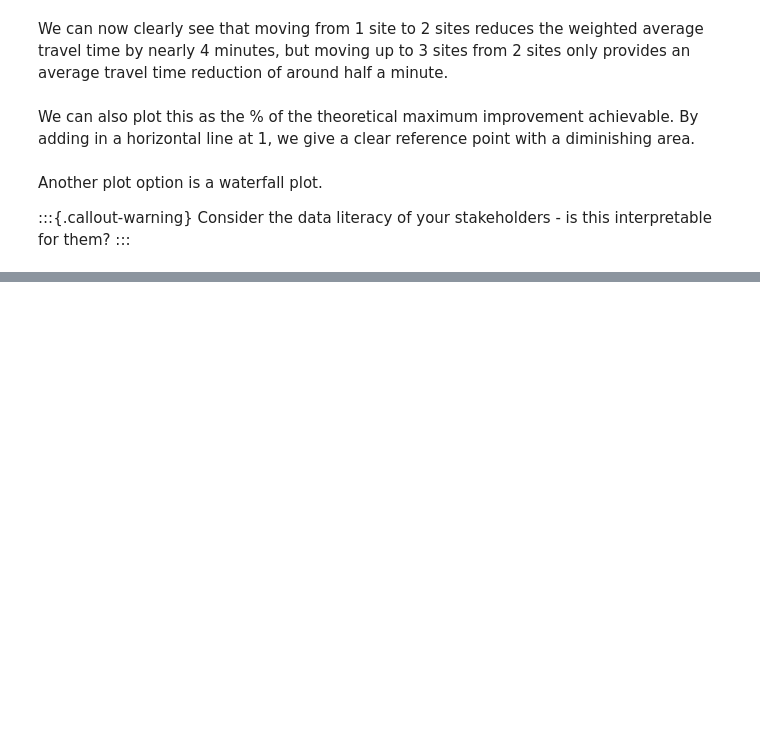
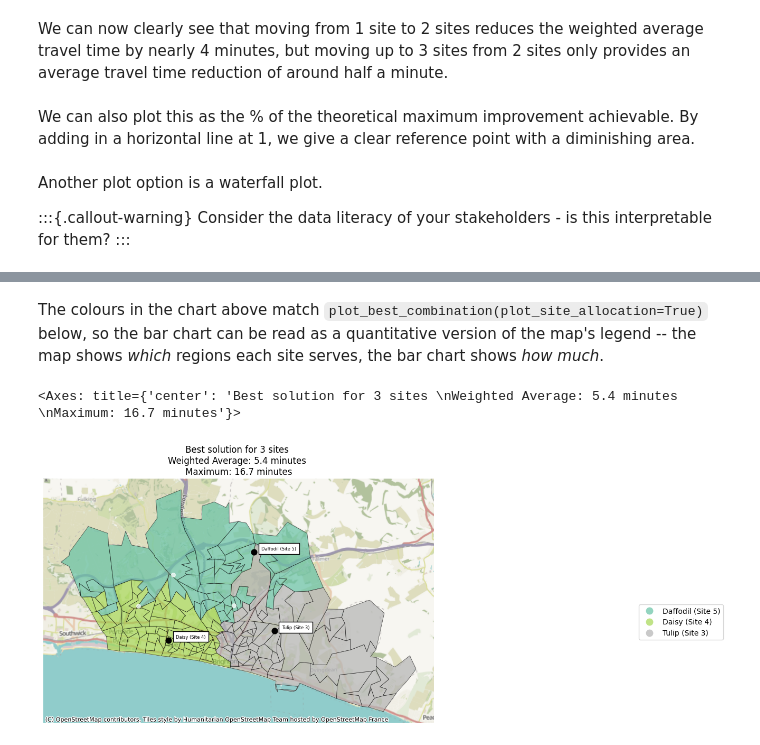
Before and after one commit to hsma-tools/lokigi, a Jupyter notebook: examples/location/comparing_n_sites/index.ipynb, the cells around one changed output, grey strips where cells are left out. Drawn from its saved outputs; the diff is of its cells as text; code cells hidden in the pictures; blank space fills up the shorter version.

```diff
--- a/examples/location/comparing_n_sites/index.ipynb
+++ b/examples/location/comparing_n_sites/index.ipynb
@@ -340,0 +358,7 @@ fig.show()
+# %% [markdown]
+The colours in the chart above match `plot_best_combination(plot_site_allocation=True)` below, so the bar chart can be read as a quantitative version of the map's legend -- the map shows *which* regions each site serves, the bar chart shows *how much*.
+# %%
+solutions_3.plot_best_combination(plot_site_allocation=True)
+# %% [output]
+<Axes: title={'center': 'Best solution for 3 sites \nWeighted Average: 5.4 minutes \nMaximum: 16.7 minutes'}>
+[figure, added]
```
Also changed, not shown: parts of 11 cells of this notebook, 8 other files.
